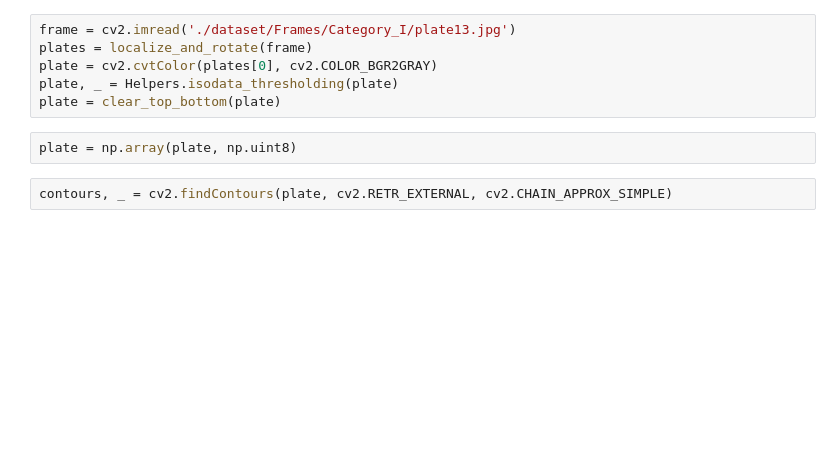
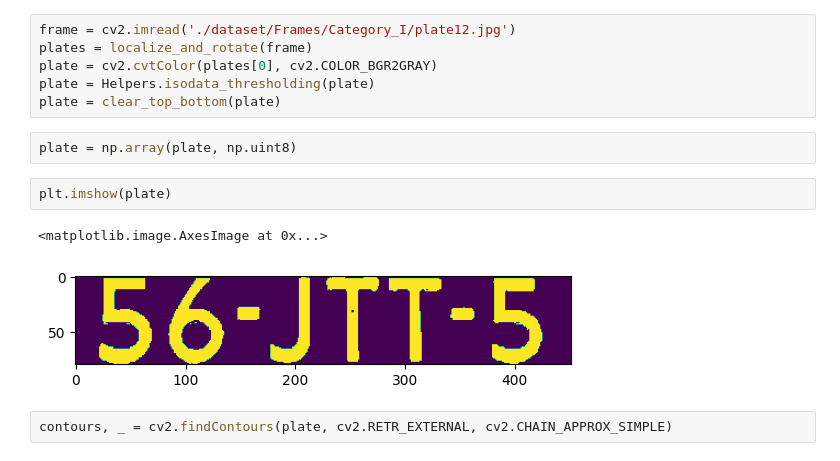
Before and after one commit to GeorgeKontos14/License-Plate-Recognition, a Jupyter notebook: obtain_thresholds.ipynb, the cells around one changed output. Cells and saved outputs as stored; diff of their text form; blank space fills up the shorter version.

```diff
--- a/obtain_thresholds.ipynb
+++ b/obtain_thresholds.ipynb
@@ -94,11 +96,16 @@ from Segment import remove_black_rows, dilate_or_erode, clear_top_bottom
 import Helpers
 # %%
-frame = cv2.imread('./dataset/Frames/Category_I/plate13.jpg')
+frame = cv2.imread('./dataset/Frames/Category_I/plate12.jpg')
 plates = localize_and_rotate(frame)
 plate = cv2.cvtColor(plates[0], cv2.COLOR_BGR2GRAY)
-plate, _ = Helpers.isodata_thresholding(plate)
+plate = Helpers.isodata_thresholding(plate)
 plate = clear_top_bottom(plate)
 # %%
 plate = np.array(plate, np.uint8)
+# %%
+plt.imshow(plate)
+# %% [output]
+<matplotlib.image.AxesImage at 0x...>
+[figure, added]
 # %%
 contours, _ = cv2.findContours(plate, cv2.RETR_EXTERNAL, cv2.CHAIN_APPROX_SIMPLE)
```
Also changed, not shown: parts of 7 cells of this notebook, 6 other files.
